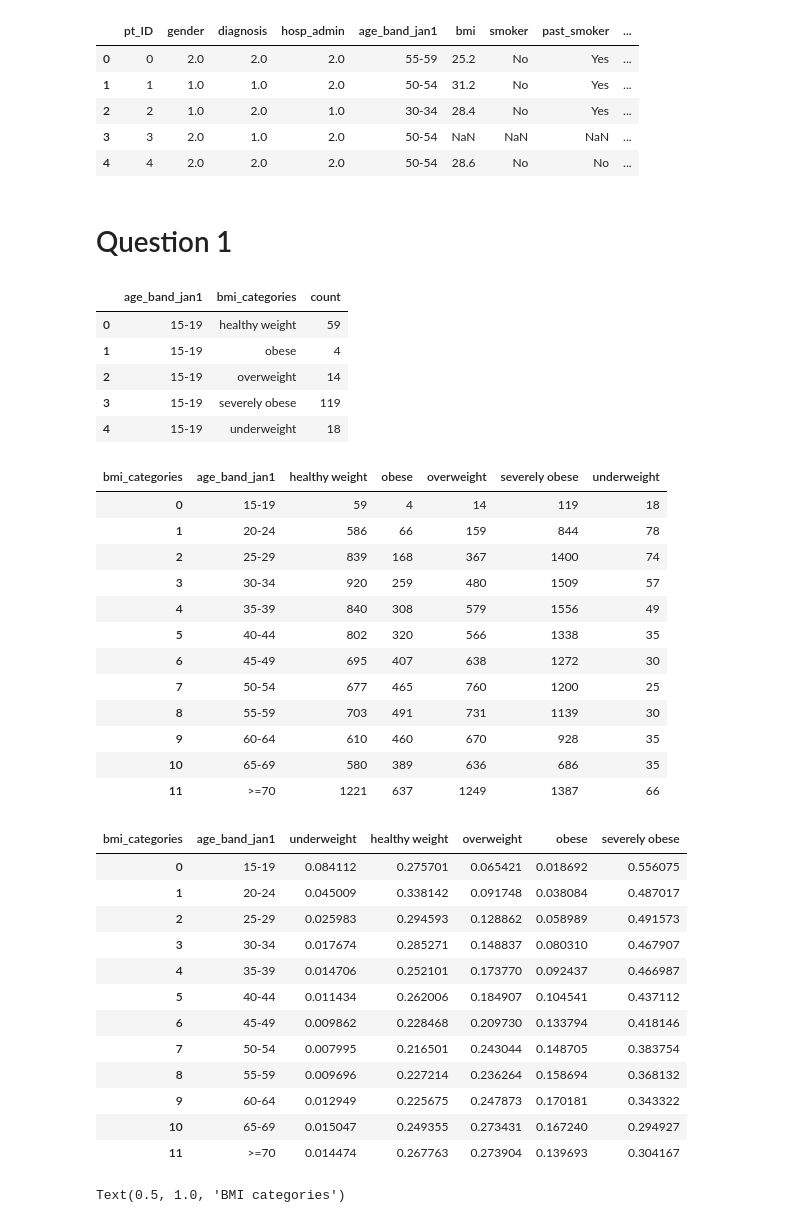
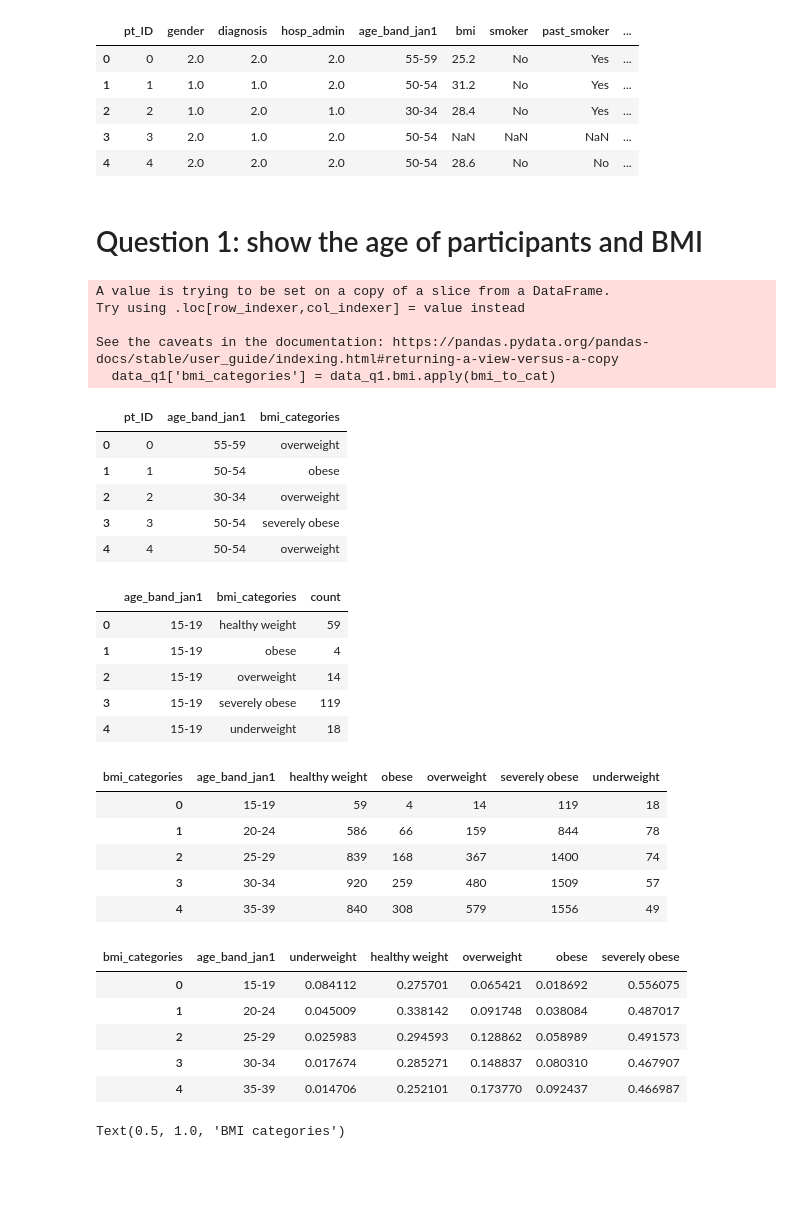
Before and after one commit to ahmed-isar/IBD-disease, a Jupyter notebook: solution.ipynb, the cells around one changed output. Cells and saved outputs as stored; diff of their text form; code cells hidden in the pictures; blank space fills up the shorter version.

```diff
--- a/solution.ipynb
+++ b/solution.ipynb
@@ -35,7 +35,7 @@ None
 | 3 | 3 | 2.0 | 1.0 | 2.0 | 50-54 | NaN | NaN | NaN | ... |
 | 4 | 4 | 2.0 | 2.0 | 2.0 | 50-54 | 28.6 | No | No | ... |
 # %% [markdown]
-# Question 1
+# Question 1: show the age of participants and BMI
 # %%
 def bmi_to_cat(bmi):
     cat = ''
@@ -50,44 +50,51 @@ def bmi_to_cat(bmi):
     else:
         cat = 'severely obese'
     return cat
-data['bmi_categories'] = data['bmi'].apply(bmi_to_cat)
 # %%
-plot_data = data[['pt_ID', 'age_band_jan1', 'bmi_categories']]\
-.groupby(['age_band_jan1', 'bmi_categories']).count().reset_index()
-
-plot_data.columns = [*plot_data.columns[:-1], 'count']
-plot_data.head()
+data_q1 = data[['pt_ID', 'age_band_jan1', 'bmi']]
+data_q1['bmi_categories'] = data_q1.bmi.apply(bmi_to_cat)
+del data_q1['bmi']
+data_q1.head()
 # %% [output]
+A value is trying to be set on a copy of a slice from a DataFrame.
+Try using .loc[row_indexer,col_indexer] = value instead
+
+See the caveats in the documentation: https://pandas.pydata.org/pandas-docs/stable/user_guide/indexing.html#returning-a-view-versus-a-copy
+  data_q1['bmi_categories'] = data_q1.bmi.apply(bmi_to_cat)
-|  | age_band_jan1 | bmi_categories | count |
-| 0 | 15-19 | healthy weight | 59 |
-| 1 | 15-19 | obese | 4 |
-| 2 | 15-19 | overweight | 14 |
-| 3 | 15-19 | severely obese | 119 |
-| 4 | 15-19 | underweight | 18 |
+|  | pt_ID | age_band_jan1 | bmi_categories |
+| 0 | 0 | 55-59 | overweight |
+| 1 | 1 | 50-54 | obese |
+| 2 | 2 | 30-34 | overweight |
+| 3 | 3 | 50-54 | severely obese |
+| 4 | 4 | 50-54 | overweight |
+# %%
+data_q1 = data_q1.groupby(['age_band_jan1', 'bmi_categories']).count().reset_index()
+data_q1.columns = [*data_q1.columns[:-1], 'count']
+data_q1.head()
+# %% [output]
+|  | age_band_jan1 | bmi_categories | count |
+| 0 | 15-19 | healthy weight | 59 |
+| 1 | 15-19 | obese | 4 |
+| 2 | 15-19 | overweight | 14 |
+| 3 | 15-19 | severely obese | 119 |
+| 4 | 15-19 | underweight | 18 |
 # %%
-plot_data = pd.pivot_table(plot_data, values='count', index='age_band_jan1', columns='bmi_categories')\
+data_q1 = pd.pivot_table(data_q1, values='count', index='age_band_jan1', columns='bmi_categories')\
 .reset_index()
 
-plot_data
+data_q1.head()
 # %% [output]
 | bmi_categories | age_band_jan1 | healthy weight | obese | overweight | severely obese | underweight |
 | 0 | 15-19 | 59 | 4 | 14 | 119 | 18 |
 | 1 | 20-24 | 586 | 66 | 159 | 844 | 78 |
 | 2 | 25-29 | 839 | 168 | 367 | 1400 | 74 |
 | 3 | 30-34 | 920 | 259 | 480 | 1509 | 57 |
 | 4 | 35-39 | 840 | 308 | 579 | 1556 | 49 |
-| 5 | 40-44 | 802 | 320 | 566 | 1338 | 35 |
-| 6 | 45-49 | 695 | 407 | 638 | 1272 | 30 |
-| 7 | 50-54 | 677 | 465 | 760 | 1200 | 25 |
-| 8 | 55-59 | 703 | 491 | 731 | 1139 | 30 |
-| 9 | 60-64 | 610 | 460 | 670 | 928 | 35 |
-| 10 | 65-69 | 580 | 389 | 636 | 686 | 35 |
-| 11 | >=70 | 1221 | 637 | 1249 | 1387 | 66 |
 # %%
-plot_data.iloc[:, 1:] = plot_data.iloc[:, 1:].div(plot_data.sum(axis=1), axis=0)
-plot_data = \
-plot_data[['age_band_jan1', 'underweight', 'healthy weight', 'overweight', 'obese', 'severely obese']]
-plot_data
+data_q1.iloc[:, 1:] = data_q1.iloc[:, 1:].div(data_q1.sum(axis=1), axis=0)
+data_q1 = \
+data_q1[['age_band_jan1', 'underweight', 'healthy weight', 'overweight', 'obese', 'severely obese']]
+data_q1.head()
 # %% [output]
 | bmi_categories | age_band_jan1 | underweight | healthy weight | overweight | obese | severely obese |
 | 0 | 15-19 | 0.084112 | 0.275701 | 0.065421 | 0.018692 | 0.556075 |
@@ -95,11 +102,4 @@ plot_data
 | 2 | 25-29 | 0.025983 | 0.294593 | 0.128862 | 0.058989 | 0.491573 |
 | 3 | 30-34 | 0.017674 | 0.285271 | 0.148837 | 0.080310 | 0.467907 |
 | 4 | 35-39 | 0.014706 | 0.252101 | 0.173770 | 0.092437 | 0.466987 |
-| 5 | 40-44 | 0.011434 | 0.262006 | 0.184907 | 0.104541 | 0.437112 |
-| 6 | 45-49 | 0.009862 | 0.228468 | 0.209730 | 0.133794 | 0.418146 |
-| 7 | 50-54 | 0.007995 | 0.216501 | 0.243044 | 0.148705 | 0.383754 |
-| 8 | 55-59 | 0.009696 | 0.227214 | 0.236264 | 0.158694 | 0.368132 |
-| 9 | 60-64 | 0.012949 | 0.225675 | 0.247873 | 0.170181 | 0.343322 |
-| 10 | 65-69 | 0.015047 | 0.249355 | 0.273431 | 0.167240 | 0.294927 |
-| 11 | >=70 | 0.014474 | 0.267763 | 0.273904 | 0.139693 | 0.304167 |
 # %%
```
Also changed, not shown: parts of 14 cells of this notebook.
